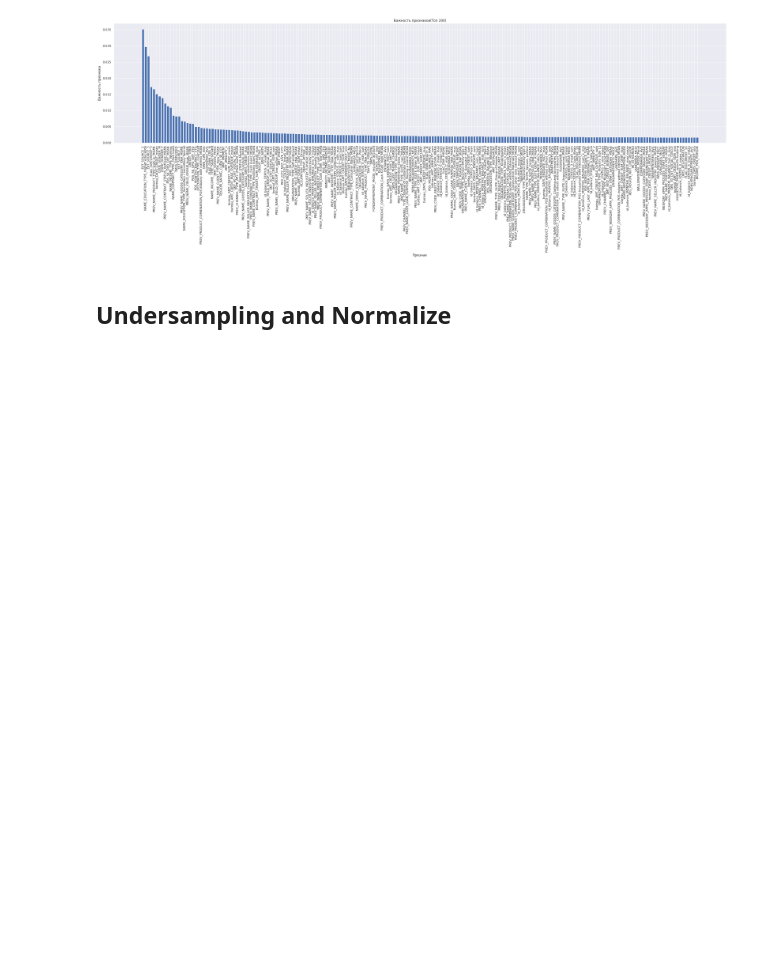
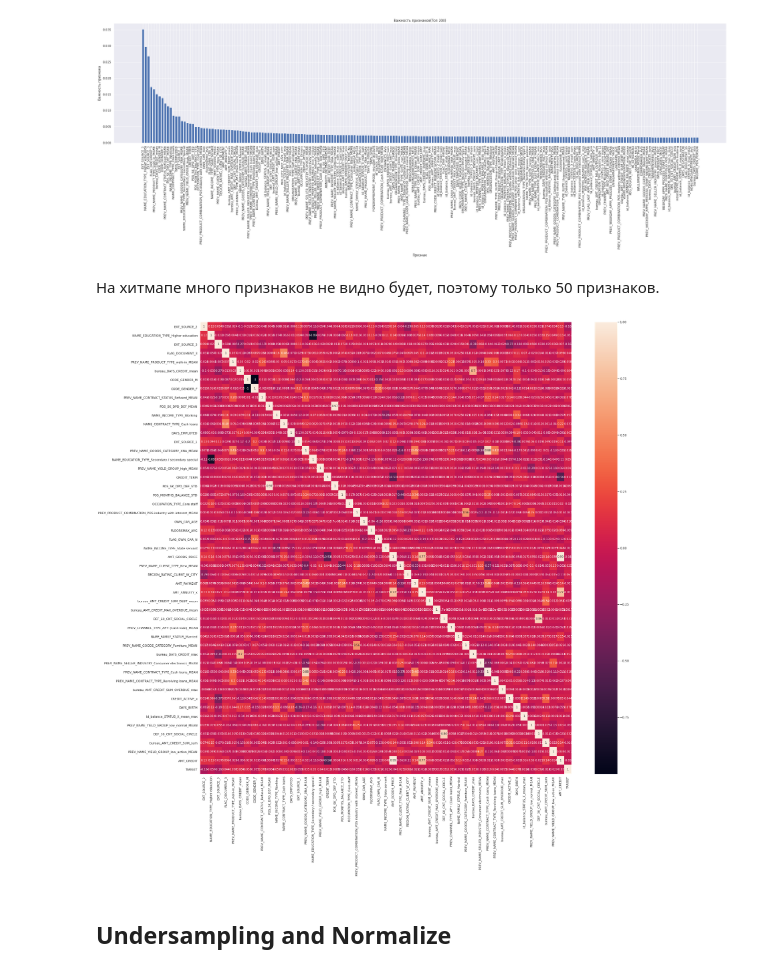
Before and after one commit to artakhm/HomeCredit, a Jupyter notebook: home_credit.ipynb, the cells around one changed output. Saved outputs shown, nothing was run; the diff lists cells and outputs as text; code cells hidden in the pictures; blank space fills up the shorter version.

```diff
--- a/home_credit.ipynb
+++ b/home_credit.ipynb
@@ -86,6 +124,18 @@ plt.show()
 best_feats = feat_imp['Unnamed: 0'][:300].to_list()
 # %%
 X = X[best_feats]
+# %% [markdown]
+На хитмапе много признаков не видно будет, поэтому только 50 признаков.
+# %%
+X_corr=X[feat_imp['Unnamed: 0'][:50].to_list()]
+X_corr['TARGET']=y
+corrMatrix = X_corr.corr()
+# %%
+plt.figure(figsize=(30, 30))
+sns.heatmap(corrMatrix, annot=True)
+plt.show()
+# %% [output]
+[figure, added]
 # %% [markdown]
 ## Undersampling and Normalize
 # %%
```
Also changed, not shown: parts of 7 cells of this notebook.
